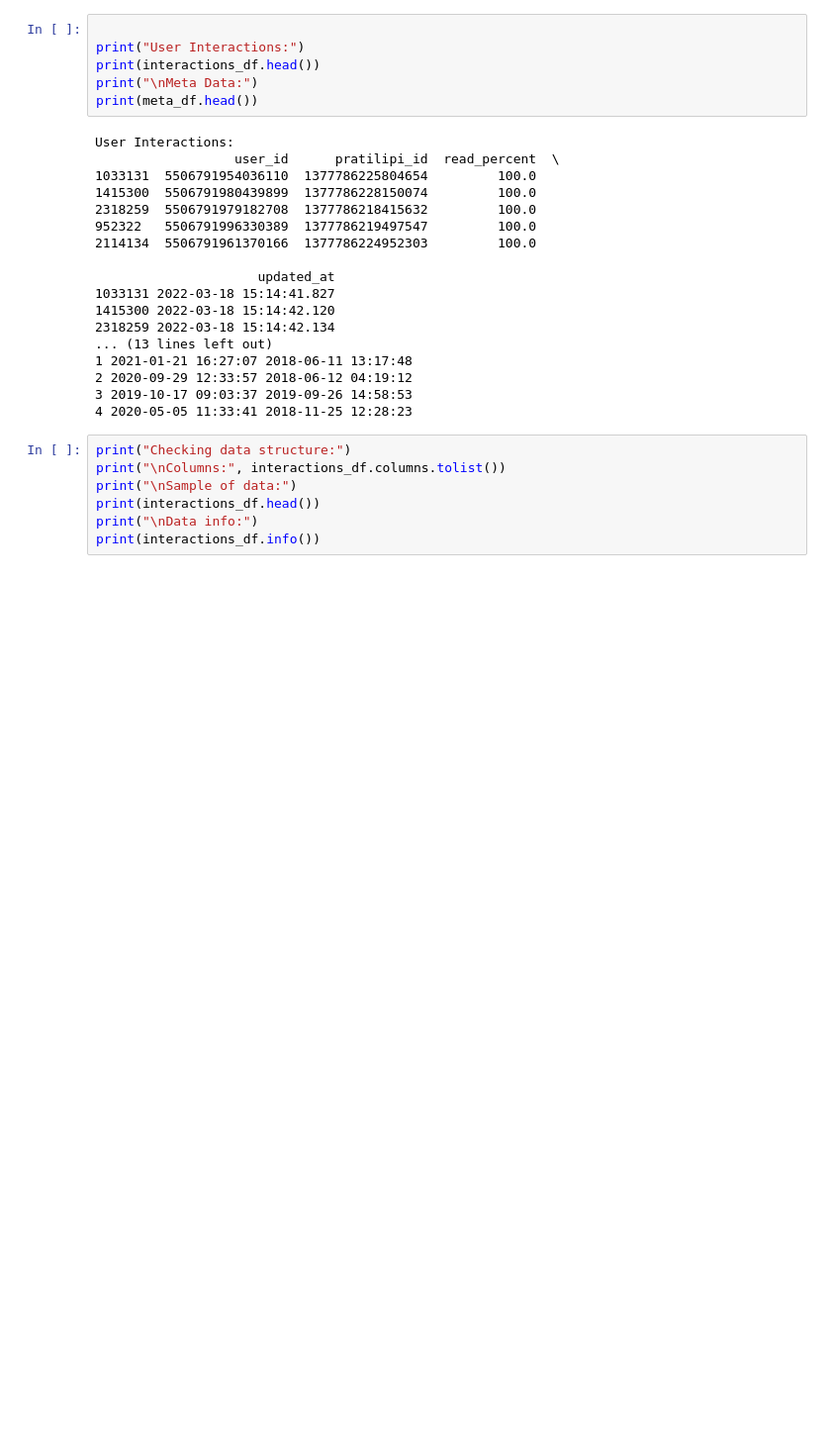
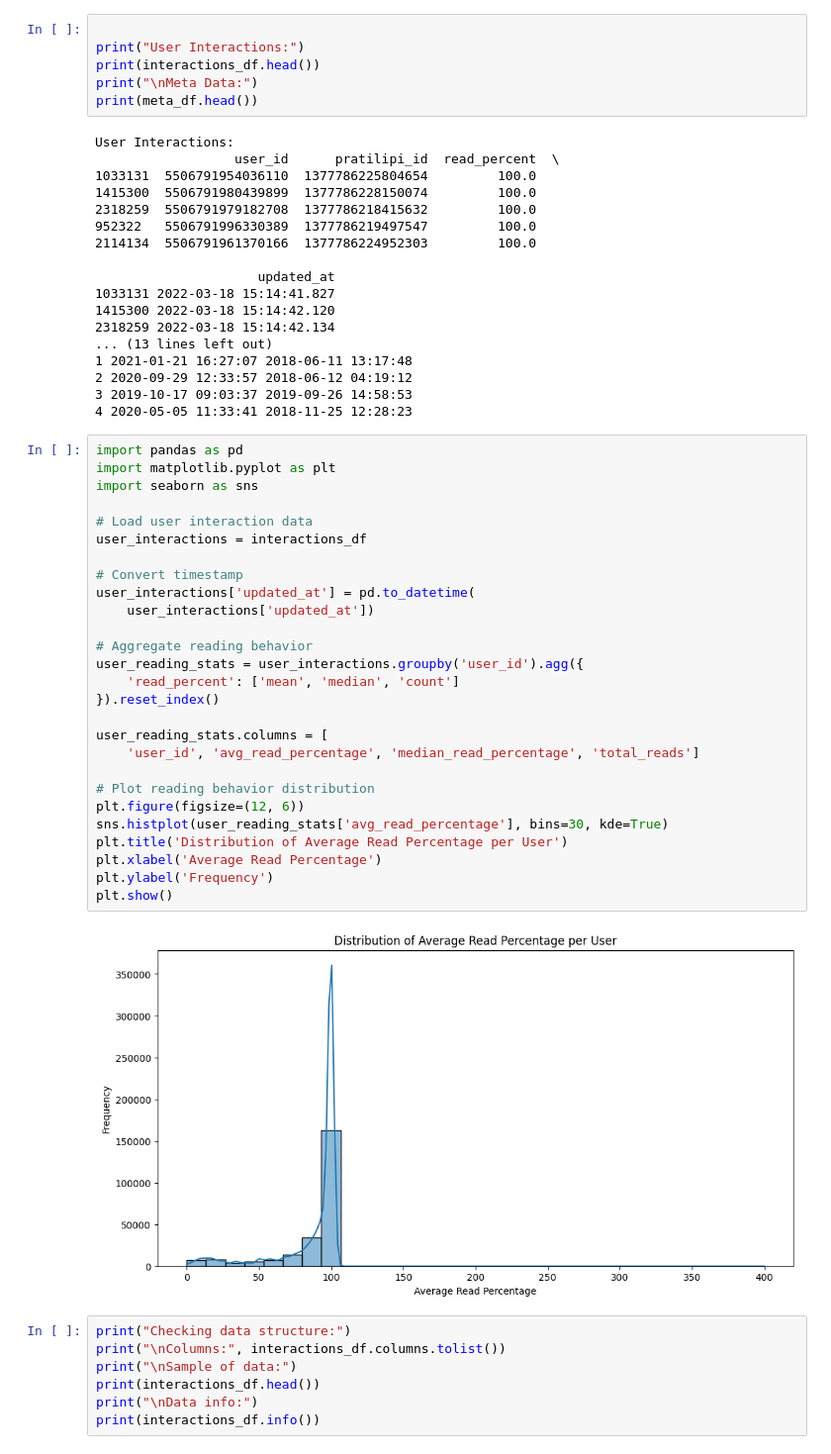
Before and after one commit to sayan-does/pratilipi, a Jupyter notebook: reccomendation_experiment.ipynb, the cells around one changed output. Shown at 99% size. Drawn from its saved outputs; the diff is of its cells as text; blank space fills up the shorter version.

```diff
--- a/reccomendation_experiment.ipynb
+++ b/reccomendation_experiment.ipynb
@@ -76,6 +76,35 @@ User Interactions:
 2 2020-09-29 12:33:57 2018-06-12 04:19:12
 3 2019-10-17 09:03:37 2019-09-26 14:58:53
 4 2020-05-05 11:33:41 2018-11-25 12:28:23
+# %%
+import pandas as pd
+import matplotlib.pyplot as plt
+import seaborn as sns
+
+# Load user interaction data
+user_interactions = interactions_df
+
+# Convert timestamp
+user_interactions['updated_at'] = pd.to_datetime(
+    user_interactions['updated_at'])
+
+# Aggregate reading behavior
+user_reading_stats = user_interactions.groupby('user_id').agg({
+    'read_percent': ['mean', 'median', 'count']
+}).reset_index()
+
+user_reading_stats.columns = [
+    'user_id', 'avg_read_percentage', 'median_read_percentage', 'total_reads']
+
+# Plot reading behavior distribution
+plt.figure(figsize=(12, 6))
+sns.histplot(user_reading_stats['avg_read_percentage'], bins=30, kde=True)
+plt.title('Distribution of Average Read Percentage per User')
+plt.xlabel('Average Read Percentage')
+plt.ylabel('Frequency')
+plt.show()
+# %% [output]
+[figure, added]
 # %%
 print("Checking data structure:")
 print("\nColumns:", interactions_df.columns.tolist())
```
Also changed, not shown: parts of 2 cells of this notebook, 3 other files.
